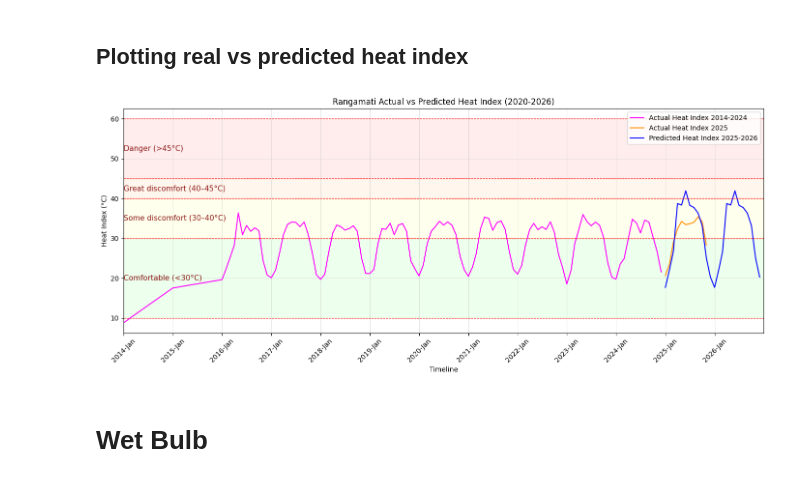
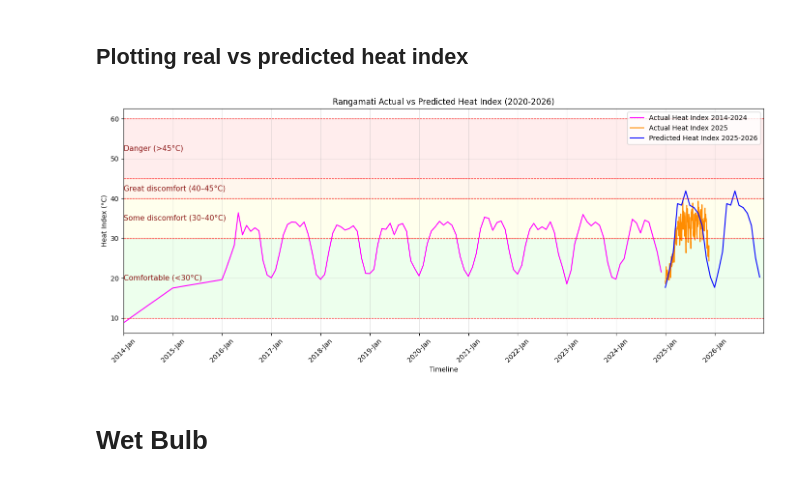
Before and after one commit to not-your-pancake/TCC_Journal, a Jupyter notebook: HI_WB_HS_HM_WBG/rangamati.ipynb, the cells around one changed output. Saved outputs shown, nothing was run; the diff lists cells and outputs as text; code cells hidden in the pictures.

```diff
--- a/HI_WB_HS_HM_WBG/rangamati.ipynb
+++ b/HI_WB_HS_HM_WBG/rangamati.ipynb
@@ -743,12 +726,12 @@ df_bandarban.head()
 # %%
 import matplotlib.pyplot as plt
 
-if 'date' not in df_bandarban.columns:
-    df_bandarban['date'] = pd.to_datetime(df_bandarban[['year', 'month', 'day']])
+if 'date' not in df_district.columns:
+    df_district['date'] = pd.to_datetime(df_district[['year', 'month', 'day']])
 
 # # show date range
-# min_date = df_bandarban['date'].min()
-# max_date = df_bandarban['date'].max()
+# min_date = df_district['date'].min()
+# max_date = df_district['date'].max()
 # print(f"Date range: {min_date.date()} to {max_date.date()}")
 
 
@@ -756,10 +739,10 @@ if 'date' not in df_bandarban.columns:
 # 2010-2024 dile 96.7% r2 rf
 # 2014/2024 filr 95% r2 xgboost
 # filter data for custom date range: 2020 to 2024
-df_bandarban = df_bandarban[
-    (df_bandarban['date'] >= '2014-01-01') & (df_bandarban['date'] <= '2024-12-31')
+df_district = df_district[
+    (df_district['date'] >= '2014-01-01') & (df_district['date'] <= '2024-12-31')
 ]
-custom_range_df = df_bandarban.copy()
+custom_range_df = df_district.copy()
 
 # show date range
 min_date = custom_range_df['date'].min()
@@ -768,10 +751,10 @@ print(f"Date range: {min_date.date()} to {max_date.date()}")
 
 # plot daily temperature time series
 plt.figure(figsize=(12, 4))
-plt.plot(df_bandarban['date'], df_bandarban['temperature(degree C)'], linewidth=0.2)
+plt.plot(df_district['date'], df_district['temperature(degree C)'], linewidth=0.2)
 plt.xlabel('Date')
 plt.ylabel('temperature(degree C)')
-plt.title('temperature(degree C) of bandarban ')
+plt.title('temperature(degree C) of district ')
 plt.grid(True)
 plt.tight_layout()
 plt.show()
@@ -785,7 +768,7 @@ import matplotlib.pyplot as plt
 from sklearn.ensemble import RandomForestRegressor
 
 # 1. Prepare Monthly Data
-df = df_bandarban.copy() # [cite: 101]
+df = df_district.copy() # [cite: 101]
 df['date'] = pd.to_datetime(df[['year', 'month', 'day']]) # [cite: 116]
 df_monthly_temp = df.set_index('date')['temperature(degree C)'].resample('MS').mean().reset_index()
 df_monthly_temp = df_monthly_temp.interpolate(method='linear').dropna() # Fill missing gaps using linear interpolation (common for weather data)
@@ -1268,7 +1251,7 @@ from sklearn.ensemble import RandomForestRegressor
 import xgboost as xgb
 
 # 1. Prepare Monthly Data
-df = df_bandarban.copy() # [cite: 101]
+df = df_district.copy() # [cite: 101]
 df['date'] = pd.to_datetime(df[['year', 'month', 'day']]) # [cite: 116]
 df_monthly = df.set_index('date')['temperature(degree C)'].resample('MS').mean().reset_index()
 
@@ -1323,7 +1306,7 @@ predictions_temp = xgb_model.predict(future_df[FEATURES])
 plt.figure(figsize=(12, 6))
 plt.plot(df_features['date'], y, label='Historical Monthly Mean', color='#2c7bb6') # [cite: 80]
 plt.plot(future_dates, predictions_temp, label='2-Year XGB Trend Prediction', linestyle='--', color='red')
-plt.title('Bandarban: Monthly temperature(degree C) Trend with Fourier-Augmented Random Forest')
+plt.title('district: Monthly temperature(degree C) Trend with Fourier-Augmented Random Forest')
 plt.xlabel('Date')
 plt.ylabel('temperature(degree C) Index')
 plt.legend()
@@ -2079,9 +2062,9 @@ plt.show()
 # %%
 import pandas as pd
 
-df_bandarban_2024 = pd.read_csv("../1980-2024-dataset/Rangamati_historical_weather_1980_2024.csv")
+df_district_2024 = pd.read_csv("../1980-2024-dataset/Rangamati_historical_weather_1980_2024.csv")
 
-df = df_bandarban_2024.copy()
+df = df_district_2024.copy()
 df['date'] = pd.to_datetime(df[['year', 'month', 'day']])
 
 df_monthly_hum = df.set_index('date')['humidity'].resample('MS').mean().reset_index()
@@ -2300,7 +2346,7 @@ df_HI_2024['date'] = pd.date_range(start='2014-01-01', periods=len(df_HI_2024),
 df_HI_2024 = df_HI_2024.set_index('date')
 
 df_HI_2025 = df_HI_2025.copy()
-df_HI_2025['date'] = pd.date_range(start='2025-01-01', periods=len(df_HI_2025), freq='MS')
+df_HI_2025['date'] = pd.date_range(start='2025-01-01', periods=len(df_HI_2025))
 df_HI_2025 = df_HI_2025.set_index('date')
 
 df_HI = df_HI.copy()
@@ -2335,34 +2381,34 @@ bands = [
     (45, 60, "Danger (>45°C)", (1, 0, 0, 0.07))
 ]
 
 ax = plt.gca()
 for low, high, label, color in bands:
     ax.axhspan(low, high, facecolor=color, edgecolor=None)
     plt.axhline(y=low, color='red', linestyle='--', linewidth=0.8)
     plt.axhline(y=high, color='red', linestyle='--', linewidth=0.8)
     plt.text(
         x=df_HI_2024_plot.index.min(),
         y=(low + high)/2,
         s=label,
         fontsize=11,
         color="maroon",
         va="center",
         ha="left",
         alpha=0.9
     )
 
 # --- X-axis formatting ---
 plt.gca().xaxis.set_major_locator(mdates.YearLocator())
 plt.gca().xaxis.set_major_formatter(mdates.DateFormatter('%Y-%b'))
 plt.xticks(rotation=45)
 plt.grid(alpha=0.3)
 plt.xlim(pd.Timestamp('2014-01-01'), pd.Timestamp('2026-12-31'))
 
 plt.legend()
 plt.tight_layout()
 plt.show()
 # %% [output]
-[figure, old version]
+[figure, new version]
 # %% [markdown]
 # Wet Bulb
 # %% [markdown]
```
Also changed, not shown: parts of 29 cells of this notebook, 4 other files.
